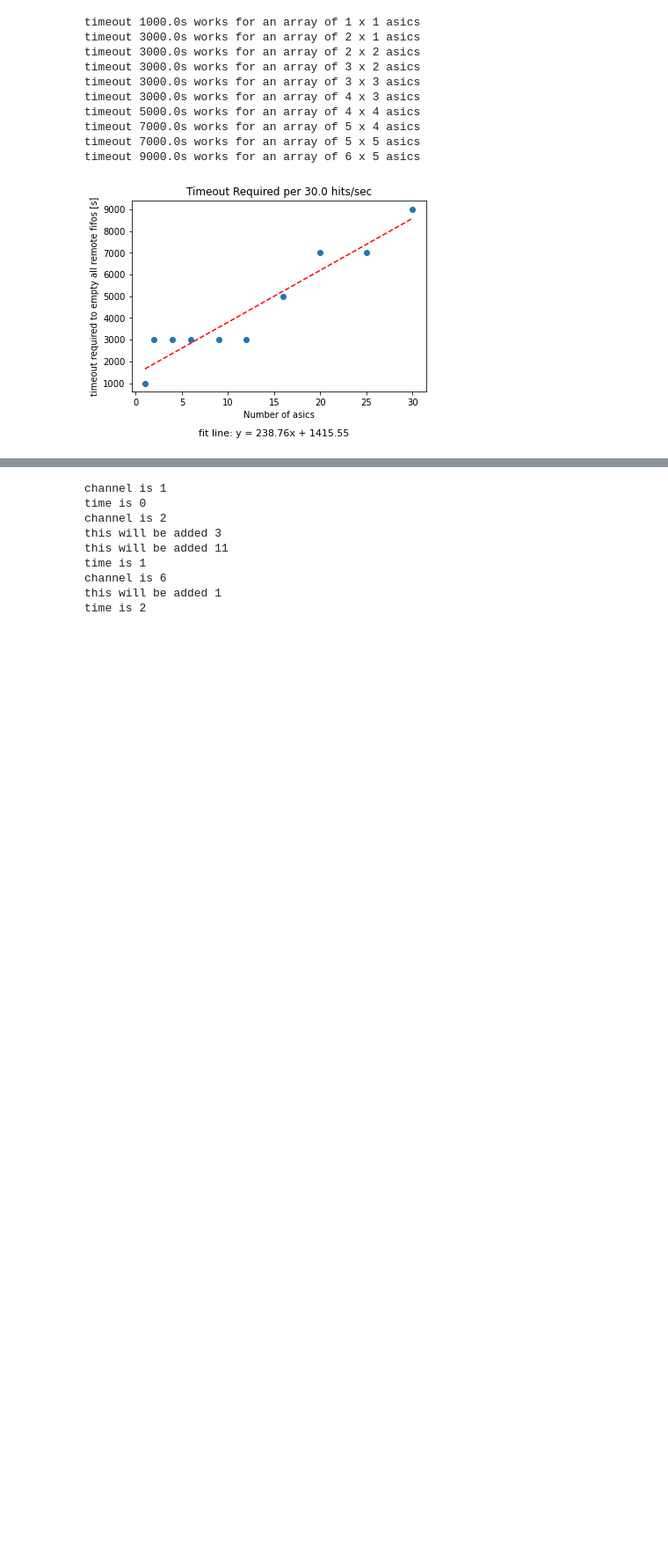
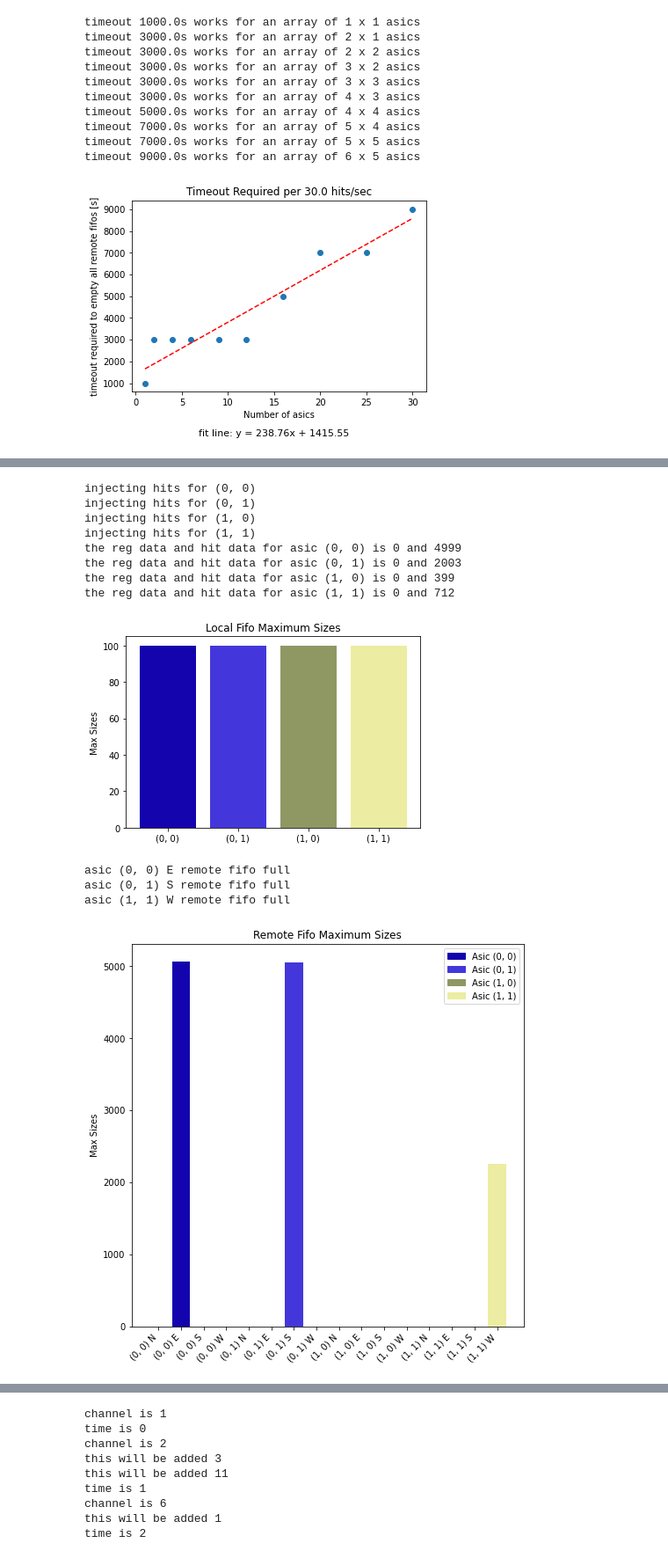
Before and after one commit to vsheb/qpix-digital, a Jupyter notebook: simulation-software/ArrayNotebook.ipynb, the cells around one changed output, grey strips where cells are left out. Shown at 88% size. Drawn from its saved outputs; the diff is of its cells as text; code cells hidden in the pictures; blank space fills up the shorter version.

Commit message:
stable register writing and manual routing.

```diff
--- a/simulation-software/ArrayNotebook.ipynb
+++ b/simulation-software/ArrayNotebook.ipynb
@@ -304,0 +294,62 @@ the ask data and hit data for asic (1, 1) is 0 and 49
+# %%
+from QpixAsic import AsicConfig as aconfig
+from QpixAsic import AsicDirMask as dirMask
+
+qpa = qparray.QpixAsicArray(row, col, deltaT=1e-5,
+    timeout=1.5e4, hitsPerSec = 1./1.)
+
+# test manual routing, serpentine style
+# <- <-
+# -> ^
+
+# 1,0 to east
+config = aconfig(dirMask.East, 1.5e4)
+config.ManRoute = True
+qpa.WriteAsicRegister(1, 0, config)
+
+# 1,1 to north
+config = aconfig(dirMask.North, 1.5e4)
+config.ManRoute = True
+qpa.WriteAsicRegister(1, 1, config)
+
+# 0,1 to west
+config = aconfig(dirMask.West, 1.5e4)
+config.ManRoute = True
+qpa.WriteAsicRegister(0, 1, config)
+
+times = np.arange(0, 5, 1e-3)
+channels = [[1, 7, 8]] * len(times)
+for asic in qpa:
+    asic.InjectHits(times=times, channels=channels)
+
+## main
+t = 0
+int_frq = 100e-3
+stop = 5.5
+while t < stop:
+    qpa.Interrogate(int_frq)
+    if qpa._alert:
+        print('timeout time is too short')
+    t += int_frq
+
+for asic in qpa:
+    key = f'({asic.row}, {asic.col})'
+    print(f'the reg data and hit data for asic {key} is ', end="")
+    print(len(qpa._daqNode.regData[key]), end=" and ")
+    print(len(qpa._daqNode.hitData[key]))
+
+qparray.MakeFifoBars(qpa)
+# %% [output]
+injecting hits for (0, 0)
+injecting hits for (0, 1)
+injecting hits for (1, 0)
+injecting hits for (1, 1)
+the reg data and hit data for asic (0, 0) is 0 and 4999
+the reg data and hit data for asic (0, 1) is 0 and 2003
+the reg data and hit data for asic (1, 0) is 0 and 399
+the reg data and hit data for asic (1, 1) is 0 and 712
+[figure, added]
+asic (0, 0) E remote fifo full
+asic (0, 1) S remote fifo full
+asic (1, 1) W remote fifo full
+[figure, added]
```
Also changed, not shown: parts of 3 cells of this notebook, 2 other files.
